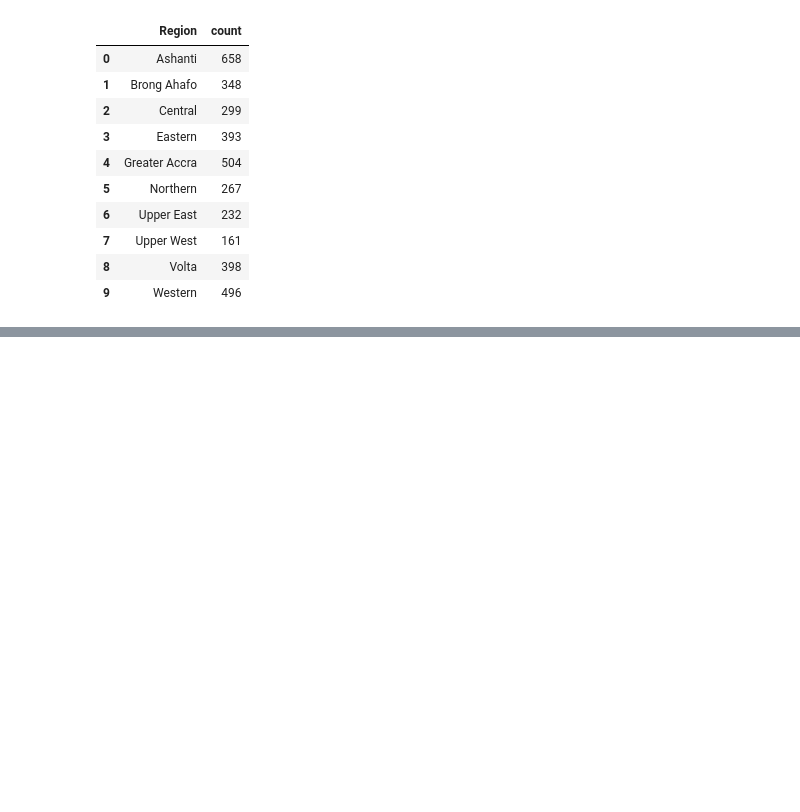
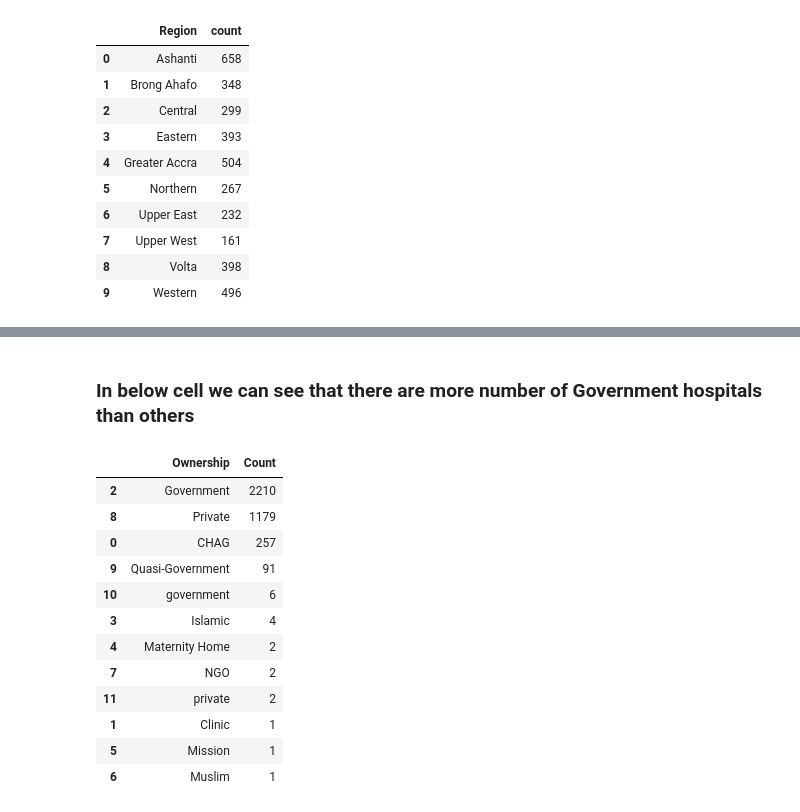
Before and after one commit to Shivam-ML/EDA, a Jupyter notebook: Health-Facilities-EDA.ipynb, the cells around one changed output, grey strips where cells are left out. Saved outputs shown, nothing was run; the diff lists cells and outputs as text; code cells hidden in the pictures; blank space fills up the shorter version.

```diff
--- a/Health-Facilities-EDA.ipynb
+++ b/Health-Facilities-EDA.ipynb
@@ -173,0 +166,19 @@ list(region_groups['Region'])
+# %% [markdown]
+### In below cell we can see that there are more number of Government hospitals than others
+# %%
+
+ownership_group.sort_values('Count',ascending=False)
+# %% [output]
+|  | Ownership | Count |
+| 2 | Government | 2210 |
+| 8 | Private | 1179 |
+| 0 | CHAG | 257 |
+| 9 | Quasi-Government | 91 |
+| 10 | government | 6 |
+| 3 | Islamic | 4 |
+| 4 | Maternity Home | 2 |
+| 7 | NGO | 2 |
+| 11 | private | 2 |
+| 1 | Clinic | 1 |
+| 5 | Mission | 1 |
+| 6 | Muslim | 1 |
```
Also changed, not shown: parts of 13 cells of this notebook.
